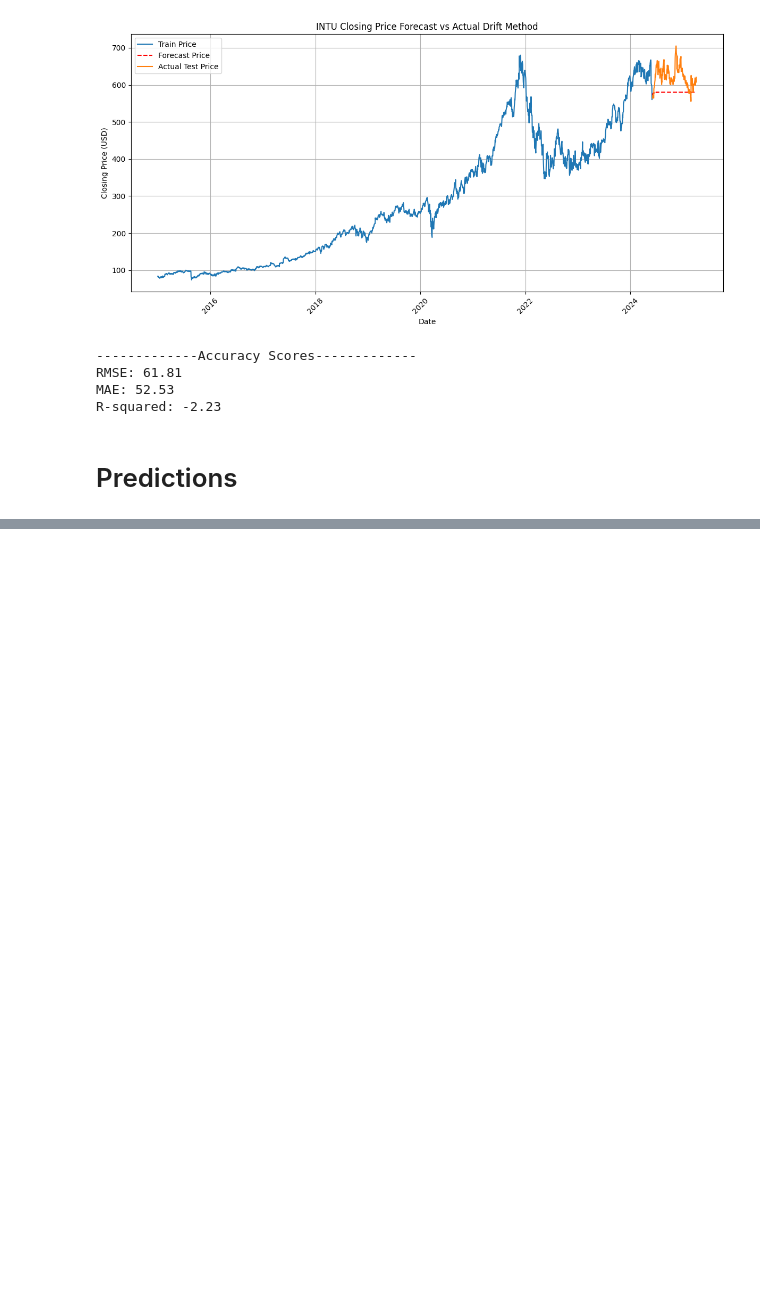
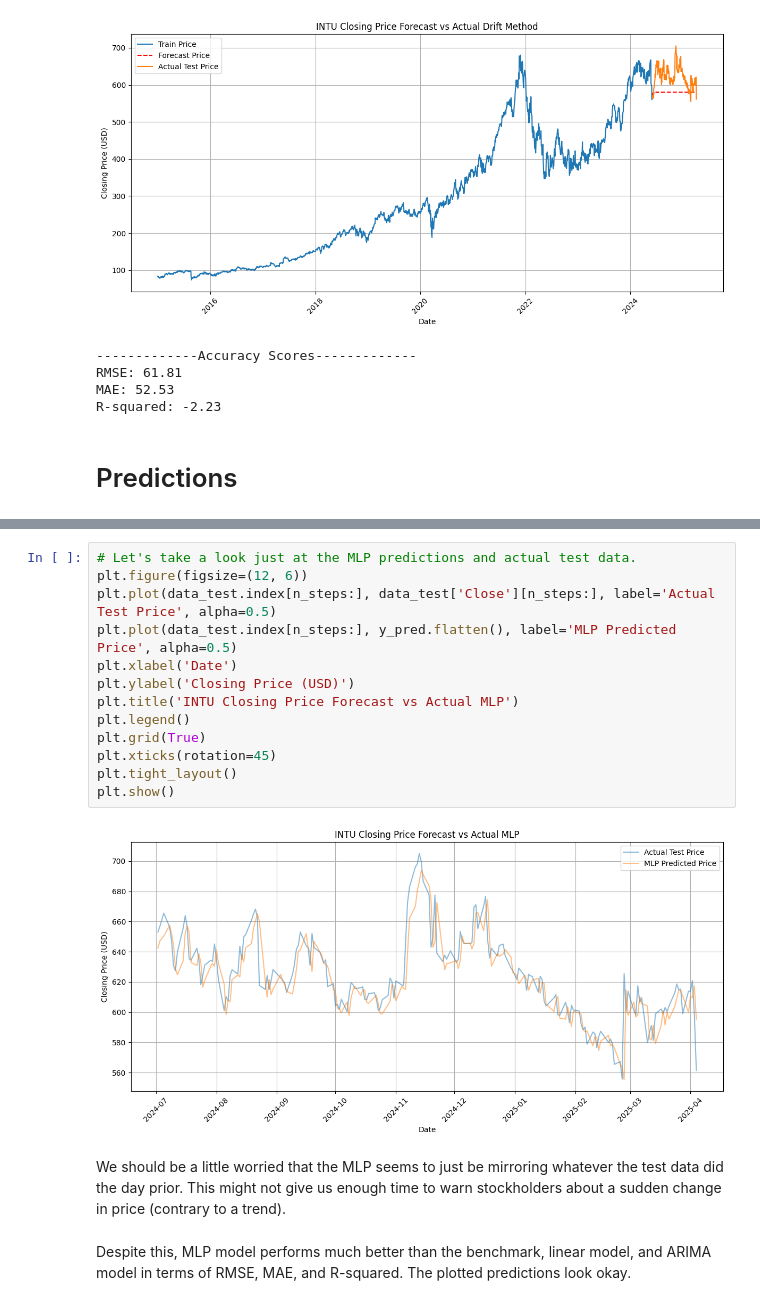
Before and after one commit to tfrazer34/IU_Spring_Project_2025, a Jupyter notebook: Final Part2 Code/Final_Part_2_Tyler_colab.ipynb, the cells around one changed output, grey strips where cells are left out. Drawn from its saved outputs; the diff is of its cells as text; blank space fills up the shorter version.

```diff
--- a/Final Part2 Code/Final_Part_2_Tyler_colab.ipynb
+++ b/Final Part2 Code/Final_Part_2_Tyler_colab.ipynb
@@ -403,0 +481,19 @@ Date
+# %%
+# Let's take a look just at the MLP predictions and actual test data.
+plt.figure(figsize=(12, 6))
+plt.plot(data_test.index[n_steps:], data_test['Close'][n_steps:], label='Actual Test Price', alpha=0.5)
+plt.plot(data_test.index[n_steps:], y_pred.flatten(), label='MLP Predicted Price', alpha=0.5)
+plt.xlabel('Date')
+plt.ylabel('Closing Price (USD)')
+plt.title('INTU Closing Price Forecast vs Actual MLP')
+plt.legend()
+plt.grid(True)
+plt.xticks(rotation=45)
+plt.tight_layout()
+plt.show()
+# %% [output]
+[figure, added]
+# %% [markdown]
+We should be a little worried that the MLP seems to just be mirroring whatever the test data did the day prior. This might not give us enough time to warn stockholders about a sudden change in price (contrary to a trend).
+# %% [markdown]
+Despite this, MLP model performs much better than the benchmark, linear model, and ARIMA model in terms of RMSE, MAE, and R-squared. The plotted predictions look okay.
```
Also changed, not shown: parts of 16 cells of this notebook.
